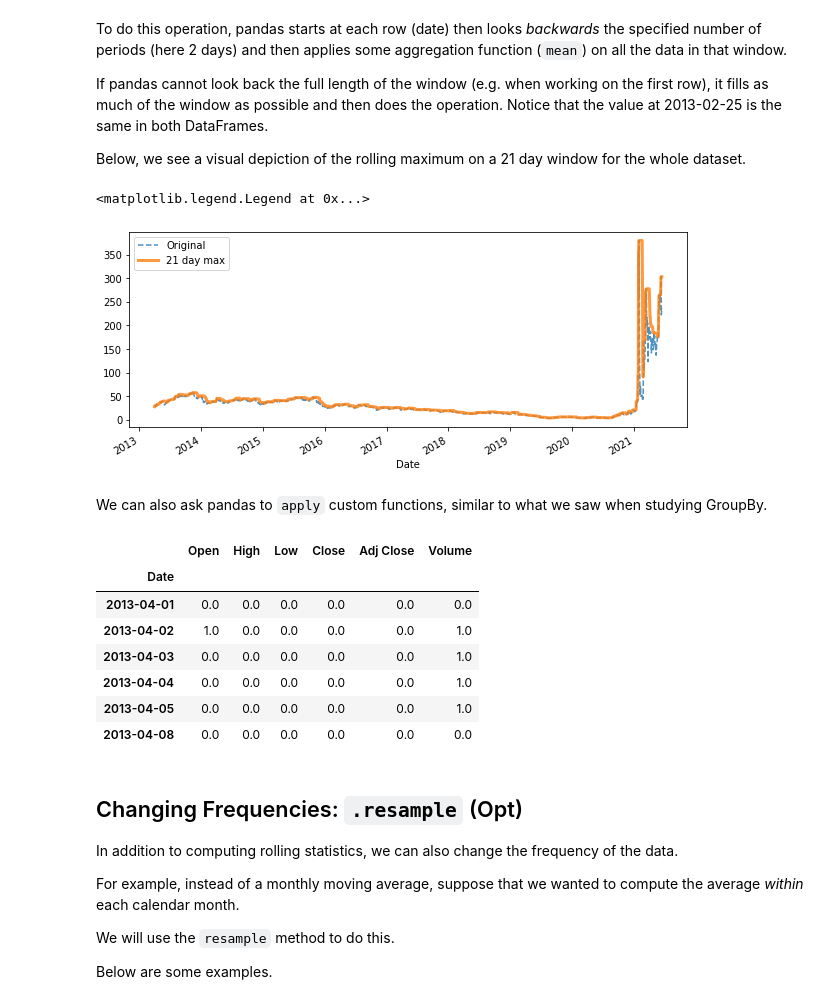
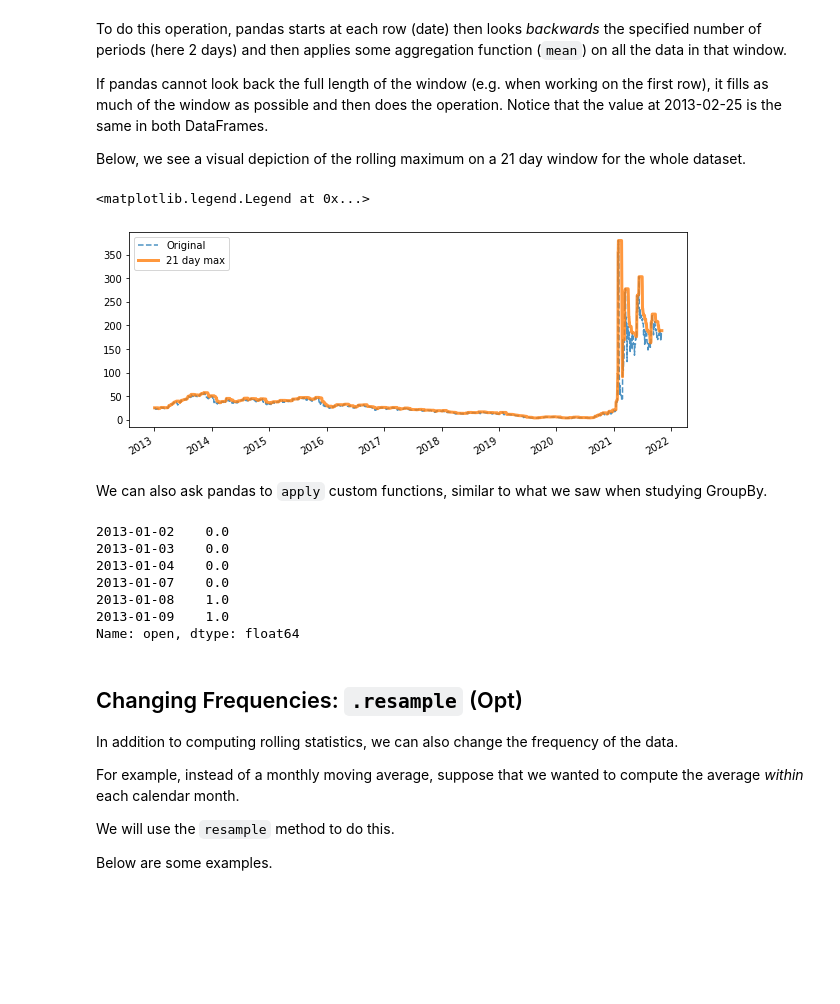
Before and after one commit to amoreira2/Lectures, a Jupyter notebook: chapters/pandas/timeseries.ipynb, the cells around one changed output. Cells and saved outputs as stored; diff of their text form; code cells hidden in the pictures; blank space fills up the shorter version.

```diff
--- a/chapters/pandas/timeseries.ipynb
+++ b/chapters/pandas/timeseries.ipynb
@@ -217,0 +155,12 @@ memory usage: 113.0 KB
+# %%
+import pandas_datareader.data as pdr
+import datetime as dt
+
+#df = web.DataReader('GME', 'yahoo', start='2019-09-10', end='2019-10-09')
+
+gme= pdr.DataReader("GME", "av-daily", start=dt.datetime(2013, 1, 2),
+                      end=dt.datetime(2021, 11, 1),
+                     api_key='N78MZQUK4ZCDUABU')
+
+
+gme.tail()
@@ -217,0 +197,3 @@ memory usage: 113.0 KB
+# %%
+gme.index=pd.to_datetime(gme.index)
+gme.info()
@@ -519,12 +500,12 @@ Below, we see a visual depiction of the rolling maximum on a 21 day
 window for the whole dataset.
 # %%
 fig, ax = plt.subplots(figsize=(10, 4))
-gme["Open"].plot(ax=ax, linestyle="--", alpha=0.8)
-gme.rolling("21d").max()["Open"].plot(ax=ax, alpha=0.8, linewidth=3)
+gme["open"].plot(ax=ax, linestyle="--", alpha=0.8)
+gme.rolling("21d").max()["open"].plot(ax=ax, alpha=0.8, linewidth=3)
 ax.legend(["Original", "21 day max"])
 # %% [output]
 <matplotlib.legend.Legend at 0x...>
-[figure, old version]
+[figure, new version]
 # %% [markdown]
 We can also ask pandas to `apply` custom functions, similar to what we
 saw when studying GroupBy.
@@ -536,16 +517,15 @@ def is_volatile(x):
     else:
         return 0.0
 # %%
-gme_small.rolling("2d").apply(is_volatile)
+gme_small.open.rolling("21d").apply(is_volatile)
 # %% [output]
-|  | Open | High | Low | Close | Adj Close | Volume |
-| Date |  |  |  |  |  |  |
-| 2013-04-01 | 0.0 | 0.0 | 0.0 | 0.0 | 0.0 | 0.0 |
-| 2013-04-02 | 1.0 | 0.0 | 0.0 | 0.0 | 0.0 | 1.0 |
-| 2013-04-03 | 0.0 | 0.0 | 0.0 | 0.0 | 0.0 | 1.0 |
-| 2013-04-04 | 0.0 | 0.0 | 0.0 | 0.0 | 0.0 | 1.0 |
-| 2013-04-05 | 0.0 | 0.0 | 0.0 | 0.0 | 0.0 | 1.0 |
-| 2013-04-08 | 0.0 | 0.0 | 0.0 | 0.0 | 0.0 | 0.0 |
+2013-01-02    0.0
+2013-01-03    0.0
+2013-01-04    0.0
+2013-01-07    0.0
+2013-01-08    1.0
+2013-01-09    1.0
+Name: open, dtype: float64
 # %% [markdown]
 ## Changing Frequencies: `.resample` (Opt)
 
```
Also changed, not shown: parts of 35 cells of this notebook.
